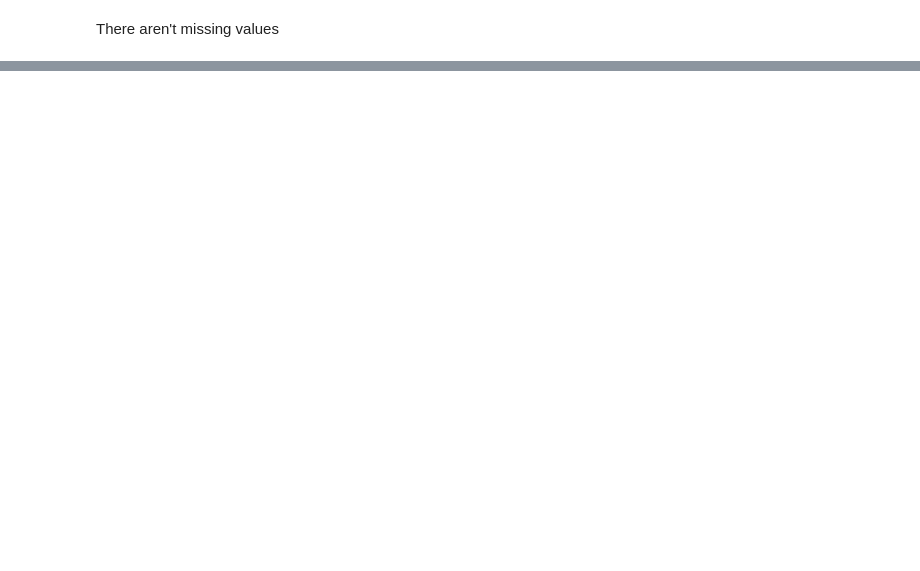
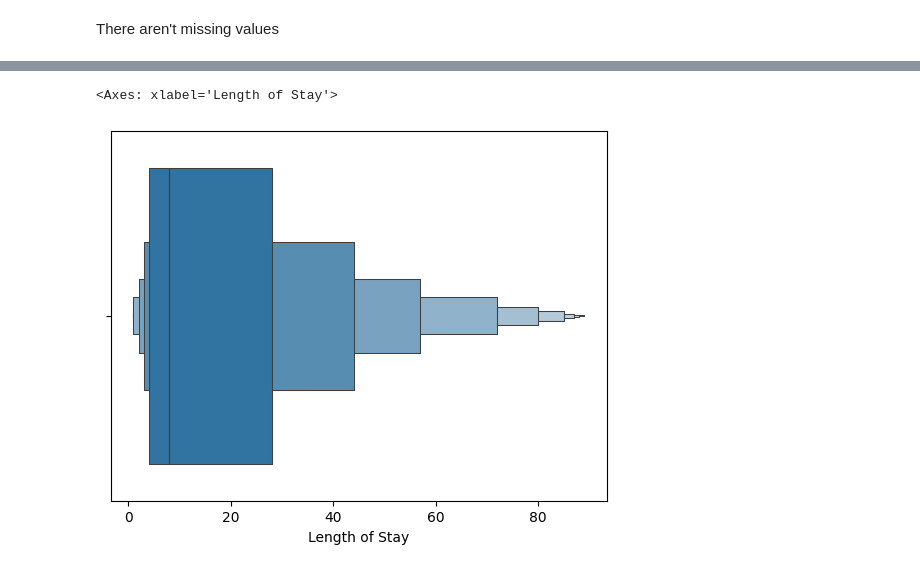
Before and after one commit to souigoralvim/length-of-stay-descomplica, a Jupyter notebook: notebooks/EDA.ipynb, the cells around one changed output, grey strips where cells are left out. Drawn from its saved outputs; the diff is of its cells as text; code cells hidden in the pictures; blank space fills up the shorter version.

```diff
--- a/notebooks/EDA.ipynb
+++ b/notebooks/EDA.ipynb
@@ -51,0 +133,6 @@ sns.boxplot(x='Medical Condition', y='Length of Stay', data=feature_selection1)
+# %%
+#sns.boxplot(x=analysis_data['Length of Stay'])
+sns.boxenplot(x=analysis_data['Length of Stay'])
+# %% [output]
+<Axes: xlabel='Length of Stay'>
+[figure, added]
```
Also changed, not shown: parts of 12 cells of this notebook.
